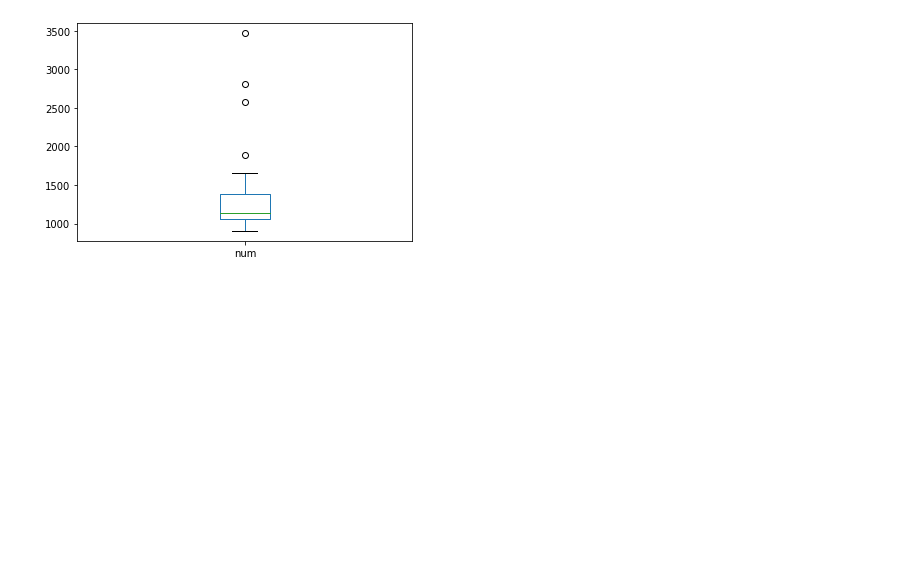
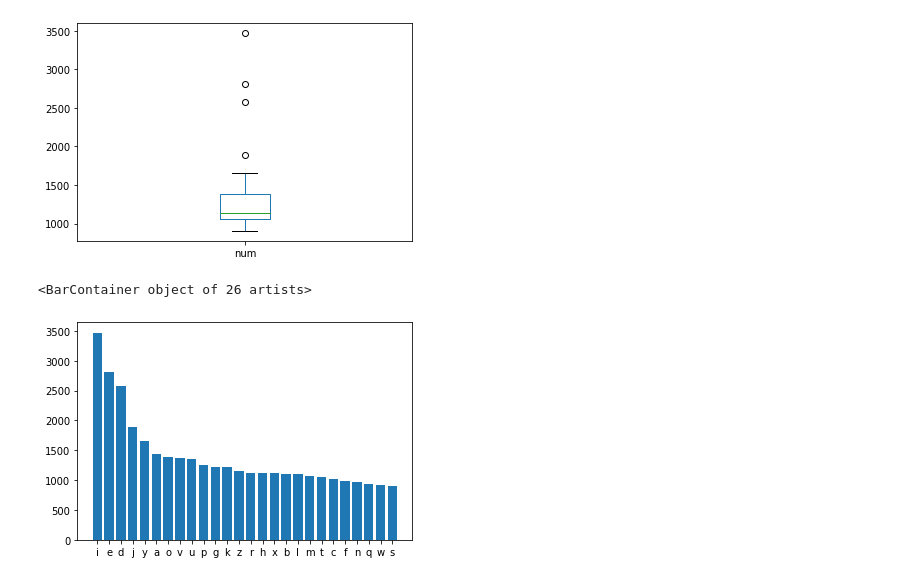
Before and after one commit to willkangliangzhu/willkangliangzhu.github.io, a Jupyter notebook: task/main.ipynb, the cells around one changed output. Cells and saved outputs as stored; diff of their text form; code cells hidden in the pictures; blank space fills up the shorter version.

```diff
--- a/task/main.ipynb
+++ b/task/main.ipynb
@@ -242,6 +258,12 @@ df_ch_sum.plot.box()
 # %% [output]
 <matplotlib.axes._subplots.AxesSubplot at 0x...>
 [figure]
+# %%
+# 修改后的柱状图
+plt.bar(df_ch_sum.index,df_ch_sum['num'])
+# %% [output]
+<BarContainer object of 26 artists>
+[figure, added]
 # %%
 with open('./www/default.html', 'r') as fr:
     default_page = fr.read()
```
Also changed, not shown: parts of 1 cell of this notebook.
